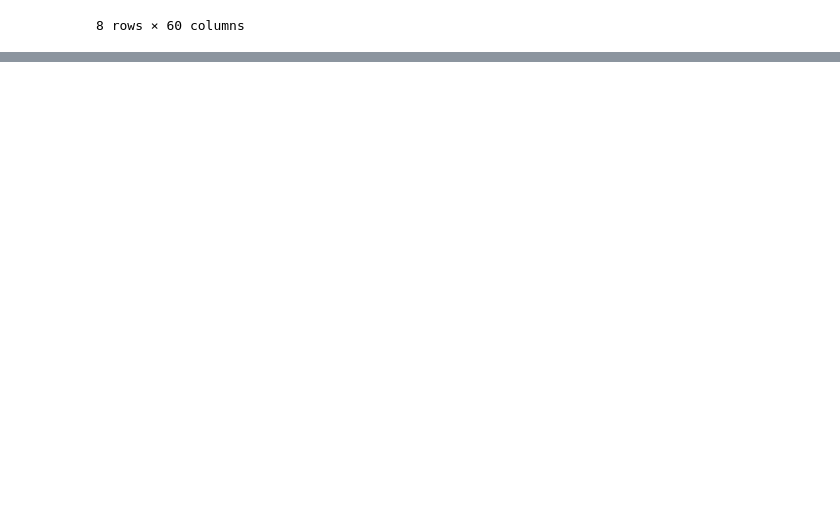
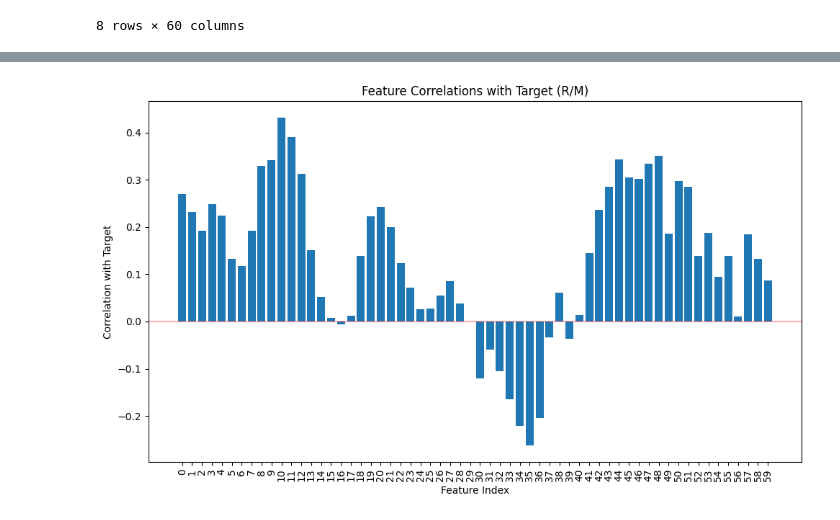
Before and after one commit to pancho-tas/Daily-tasks, a Jupyter notebook: Sonar data pred/Sonar example.ipynb, the cells around one changed output, grey strips where cells are left out. Drawn from its saved outputs; the diff is of its cells as text; code cells hidden in the pictures; blank space fills up the shorter version.

```diff
--- a/Sonar data pred/Sonar example.ipynb
+++ b/Sonar data pred/Sonar example.ipynb
@@ -17,0 +46,27 @@ db.describe()
+# %%
+# Convert R/M to numeric (0/1)
+db_numeric = db.copy()
+db_numeric.iloc[:, -1] = (db_numeric.iloc[:, -1] == 'M').astype(int)
+
+# Calculate correlations
+correlations = db_numeric.corr()
+
+# Get correlations with target variable (last column)
+target_correlations = correlations.iloc[-1][:-1]  # excluding correlation with itself
+
+# Create a figure
+plt.figure(figsize=(10, 6))
+
+# Create bar plot of correlations
+plt.bar(range(len(target_correlations)), target_correlations)
+plt.xticks(range(len(target_correlations)), range(60), rotation=90)
+plt.xlabel('Feature Index')
+plt.ylabel('Correlation with Target')
+plt.title('Feature Correlations with Target (R/M)')
+
+# Add a horizontal line at y=0
+plt.axhline(y=0, color='r', linestyle='-', alpha=0.3)
+
+plt.tight_layout()
+# %% [output]
+[figure, added]
```
Also changed, not shown: parts of 7 cells of this notebook.
